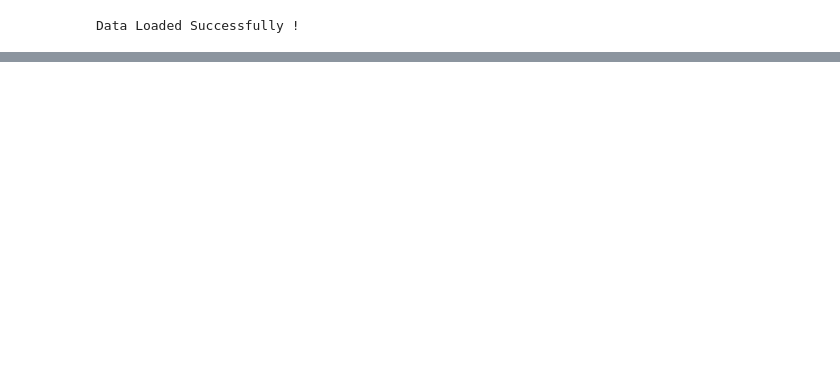
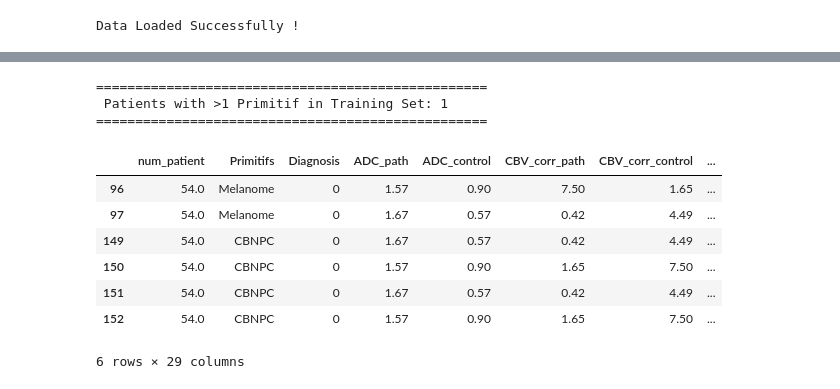
Before and after one commit to maichi98/CercareStatAnalysis, a Jupyter notebook: 01_exploratory_analysis.ipynb, the cells around one changed output, grey strips where cells are left out. Cells and saved outputs as stored; diff of their text form; code cells hidden in the pictures; blank space fills up the shorter version.

```diff
--- a/01_exploratory_analysis.ipynb
+++ b/01_exploratory_analysis.ipynb
@@ -170,3 +225,25 @@ Patients in training set with more than one Primitif: 1
+# %%
+# === Patients with Multiple Primitifs ===
+train_multi = df_data[["num_patient", "Primitifs"]].drop_duplicates()
+multi_counts = train_multi.groupby("num_patient").count()
+train_with_multiple = multi_counts[multi_counts["Primitifs"] > 1]
+
+print("=" * 50)
+print(f" Patients with >1 Primitif in Training Set: {len(train_with_multiple)}")
+print("=" * 50)
+display(df_data[df_data["num_patient"].isin(train_with_multiple.index)])
+# %% [output]
+==================================================
+ Patients with >1 Primitif in Training Set: 1
+==================================================
+|  | num_patient | Primitifs | Diagnosis | ADC_path | ADC_control | CBV_corr_path | CBV_corr_control | ... |
+| 96 | 54.0 | Melanome | 0 | 1.57 | 0.90 | 7.50 | 1.65 | ... |
+| 97 | 54.0 | Melanome | 0 | 1.67 | 0.57 | 0.42 | 4.49 | ... |
+| 149 | 54.0 | CBNPC | 0 | 1.67 | 0.57 | 0.42 | 4.49 | ... |
+| 150 | 54.0 | CBNPC | 0 | 1.57 | 0.90 | 1.65 | 7.50 | ... |
+| 151 | 54.0 | CBNPC | 0 | 1.67 | 0.57 | 0.42 | 4.49 | ... |
+| 152 | 54.0 | CBNPC | 0 | 1.57 | 0.90 | 1.65 | 7.50 | ... |
+6 rows × 29 columns
 # %%
 # Unified list of primitifs
 all_primitifs = sorted(set(df_data["Primitifs"].unique()) | set(df_test["Primitifs"].unique()))
```
Also changed, not shown: parts of 36 cells of this notebook, 6 other files.
